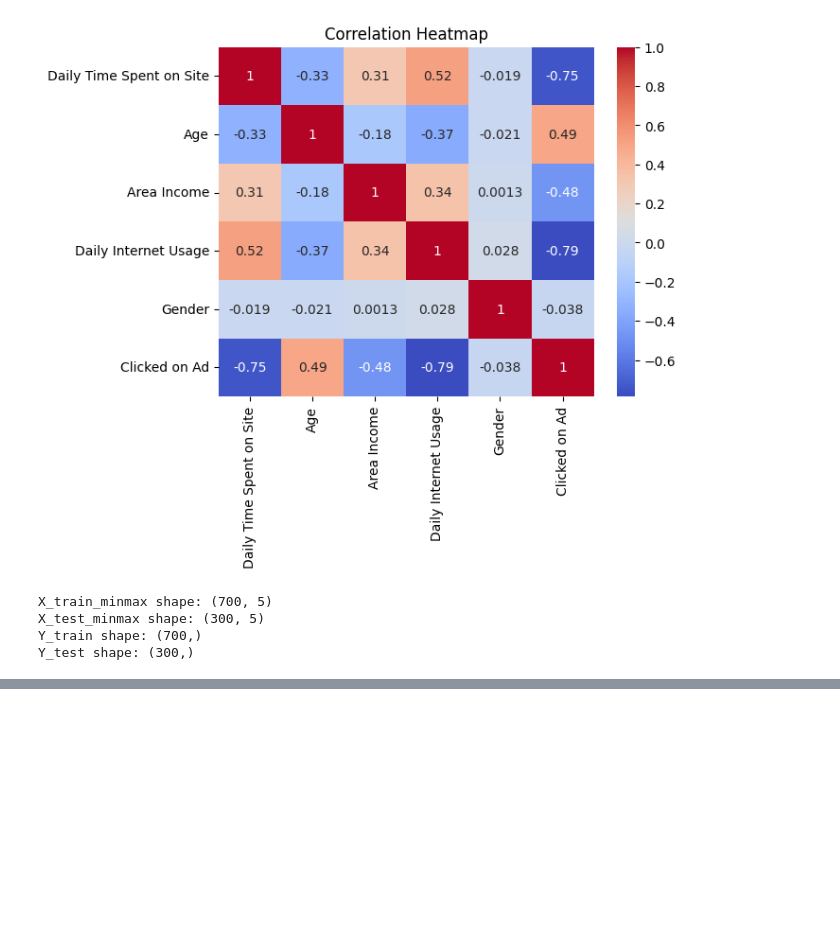
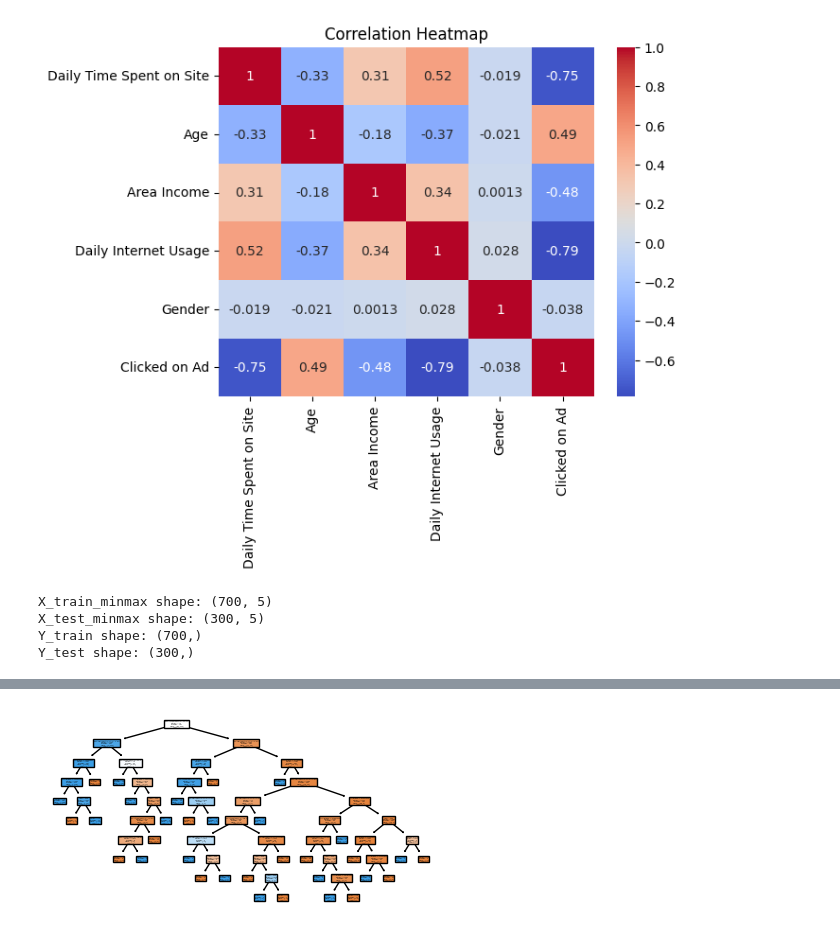
Before and after one commit to zakariakassemi2000/Predicting-Advertisement-Click-Likelihood-Using-Machine-Learning, a Jupyter notebook: Predicting_Ad_Clicks_Classification_by_Using_Machine_Learning.ipynb, the cells around one changed output, grey strips where cells are left out. Saved outputs shown, nothing was run; the diff lists cells and outputs as text; code cells hidden in the pictures; blank space fills up the shorter version.

```diff
--- a/Predicting_Ad_Clicks_Classification_by_Using_Machine_Learning.ipynb
+++ b/Predicting_Ad_Clicks_Classification_by_Using_Machine_Learning.ipynb
@@ -138,7 +138,7 @@ plt.show()
 # %% [output]
 [figure]
 # %%
-X_train, X_test, Y_train, Y_test = train_test_split(X, Y, test_size=0.3, random_state=42)
+X_train, X_test, Y_train, Y_test = train_test_split(X, Y, test_size=0.3, random_state=42,stratify=Y)
 # %%
 from sklearn.preprocessing import MinMaxScaler
 # Création du scaler
@@ -159,0 +196,8 @@ Y_test shape: (300,)
+# %%
+from sklearn.svm import SVC
+SVM = SVC(kernel='linear')
+SVM.fit(X_train, Y_train)
+y_pred_SVM = SVM.predict(X_train)
+print("SVM Accuracy:", accuracy_score(Y_train, y_pred_SVM))
+y_pred_SVM_test = SVM.predict(X_test)
+print("SVM Test Accuracy:", accuracy_score(Y_test, y_pred_SVM_test))
@@ -159,0 +207,15 @@ Y_test shape: (300,)
+# %%
+KNN= KNeighborsClassifier(n_neighbors=2)
+KNN.fit(X_train, Y_train)
+y_pred_KNN = KNN.predict(X_train)
+print("KNN Accuracy:", accuracy_score(Y_train, y_pred_KNN))
+y_pred_KNN_test = KNN.predict(X_test)
+print("Confusion Matrix for Logistic Regression:\n", CFM_Lr)
+
+# Extraction TN, FP, FN, TP
+TN, FP, FN, TP = CFM_Lr.ravel()
+
+print(f"True Negatives (TN): {TN}")
+print(f"False Positives (FP): {FP}")
+print(f"False Negatives (FN): {FN}")
+print(f"True Positives (TP): {TP}")
@@ -159,0 +231,21 @@ Y_test shape: (300,)
+# %%
+# 6.4 Decision Tree Classifier
+DT = DecisionTreeClassifier(criterion="entropy", random_state=0)
+DT.fit(X_train, Y_train)
+y_pred_DT = DT.predict(X_train)
+
+CFM_DT = confusion_matrix(Y_train, y_pred_DT)
+TN, FP, FN, TP = CFM_DT.ravel()
+
+Sen_DT = TP / (TP + FN)
+Spec_DT = TN / (TN + FP)
+
+from sklearn.tree import plot_tree
+plt.figure(figsize=(5, 2.5))
+plot_tree(DT, filled=True, feature_names=X.columns,
+          class_names=Y.unique().astype(str))
+plt.show()
+
+# Output: [Decision tree visualization]
+# %% [output]
+[figure, added]
```
Also changed, not shown: parts of 8 cells of this notebook.
